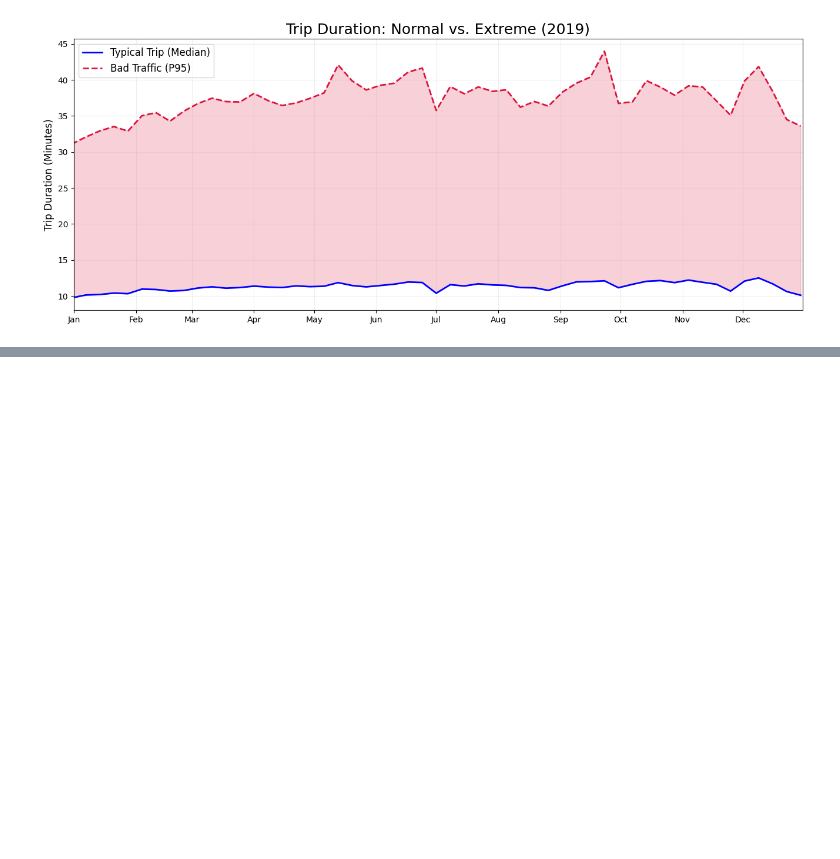
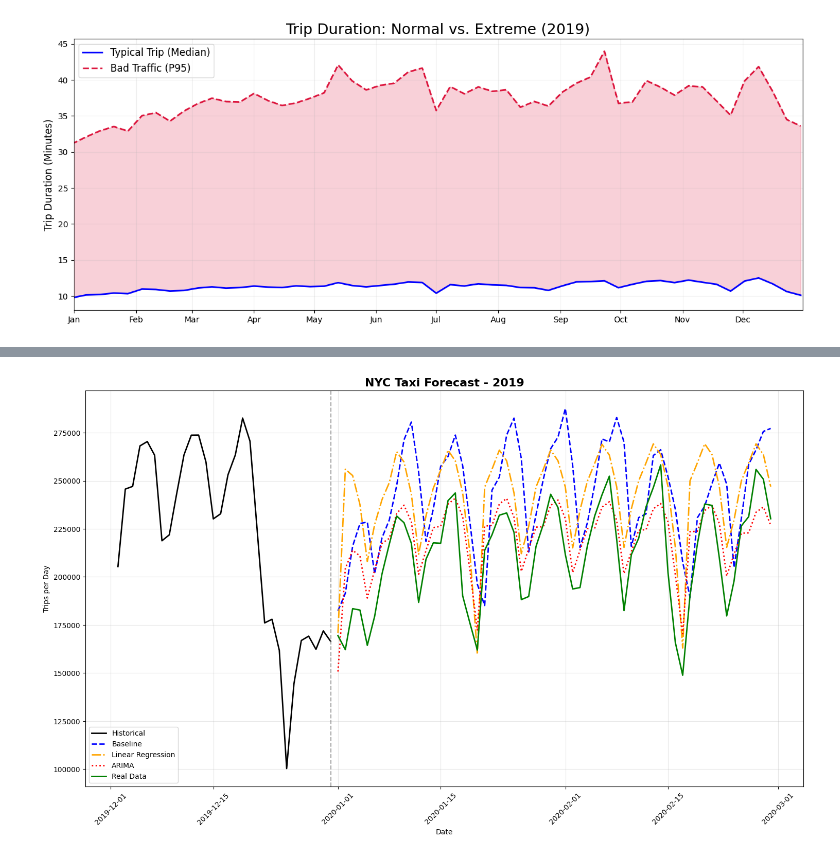
Before and after one commit to 24022356-max/2526-LTXLDL-finalsProject-AIT2006-4-1.1, a Jupyter notebook: src/visualize.ipynb, the cells around one changed output, grey strips where cells are left out. Drawn from its saved outputs; the diff is of its cells as text; code cells hidden in the pictures; blank space fills up the shorter version.

```diff
--- a/src/visualize.ipynb
+++ b/src/visualize.ipynb
@@ -422,0 +380,46 @@ FileNotFoundError: [Errno 2] No such file or directory: 'reports/historical_data
+# %%
+import pandas as pd
+import matplotlib.pyplot as plt
+import matplotlib.dates as mdates
+
+# ============ LOAD DATA ============#
+REPORTS_PATH = '../reports'
+FIGURES_PATH = '../figures'
+YEAR = 2019
+
+hist = pd.read_csv(f'{REPORTS_PATH}/historical_data_{YEAR}.csv',
+                   parse_dates=['date'], index_col='date')
+pred = pd.read_csv(f'{REPORTS_PATH}/forecast_results_{YEAR + 1}.csv',
+                   parse_dates=['Date'], index_col='Date')
+
+# ============ PLOT ============#
+plt.figure(figsize=(18, 10))
+
+# Plot last 90 days historical
+plt.plot(hist.index[-30:], hist['Historical'].iloc[-30:],
+         label='Historical', color='black', linewidth=2)
+
+# Plot forecasts
+plt.plot(pred.index, pred['Baseline'], label='Baseline',
+         color='blue', linestyle='--', linewidth=2)
+plt.plot(pred.index, pred['Linear_Reg'], label='Linear Regression',
+         color='orange', linestyle='-.', linewidth=2)
+plt.plot(pred.index, pred['ARIMA'], label='ARIMA',
+         color='red', linestyle=':', linewidth=2)
+plt.plot(pred.index, pred['Real_Data'], label='Real Data',
+         color='green', linestyle='-', linewidth=2)
+
+# Format
+plt.title(f'NYC Taxi Forecast - {YEAR}', fontsize=16, fontweight='bold')
+plt.xlabel('Date')
+plt.ylabel('Trips per Day')
+plt.legend()
+plt.grid(True, alpha=0.3)
+plt.axvline(x=hist.index[-1], color='gray', linestyle='--', alpha=0.7)
+plt.xticks(rotation=45)
+
+# Save
+plt.savefig(f'{FIGURES_PATH}/forecast_plot_{YEAR}.png', dpi=200, bbox_inches='tight')
+plt.show()
+# %% [output]
+[figure, added]
```
Also changed, not shown: parts of 2 cells of this notebook.
